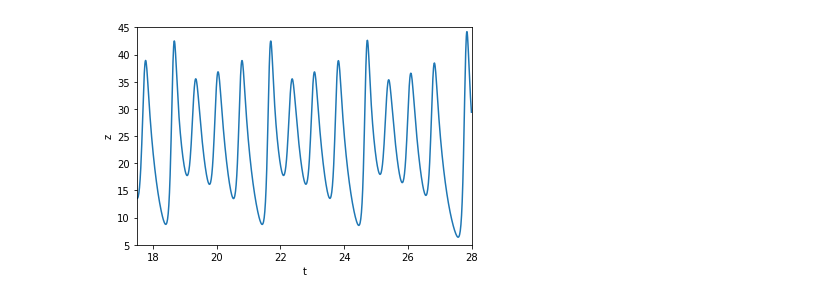
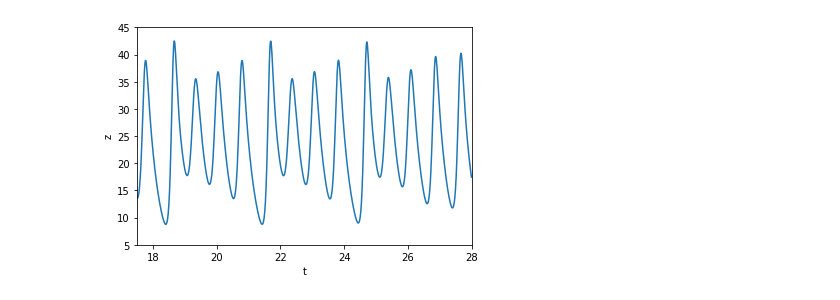
Before and after one commit to ekiMGlz/lyapunov-exp, a Jupyter notebook: lorenz.ipynb, the cells around one changed output. Saved outputs shown, nothing was run; the diff lists cells and outputs as text; code cells hidden in the pictures.

```diff
--- a/lorenz.ipynb
+++ b/lorenz.ipynb
@@ -25,3 +22,13 @@ max_z = [z for z, zp, zn in zip(z[1:], z, z[2:]) if zp < z and z > zn]
+# %%
+start = 1750
+end = 2800
+plt.plot(t[start:end], xt[start:end, 2])
+plt.axis([t[start], t[end], 5, 45])
+plt.xlabel("t")
+plt.ylabel("z")
+plt.show()
+# %% [output]
+[figure, added]
 # %%
 z0 = [1, 1, 1]  # starting vector
 t = np.arange(0, 500, 0.01)  # one thousand time steps
@@ -29,16 +36,6 @@ zt = integrate.odeint(lorenz, x0, t)
 
 z = zt[:,2]
 max_z = [z for zp, z, zn in zip(z, z[1:], z[2:]) if zp < z and z > zn]
-# %%
-start = 1750
-end = 2800
-plt.plot(t[start:end], zt[start:end, 2])
-plt.axis([t[start], t[end], 5, 45])
-plt.xlabel("t")
-plt.ylabel("z")
-plt.show()
-# %% [output]
-[figure, removed]
 # %%
 plt.plot(max_z[:-1], max_z[1:], 'o', ms=0.5)
 plt.plot([29, 48], [29, 48], '--')
```
Also changed, not shown: parts of 10 cells of this notebook.
